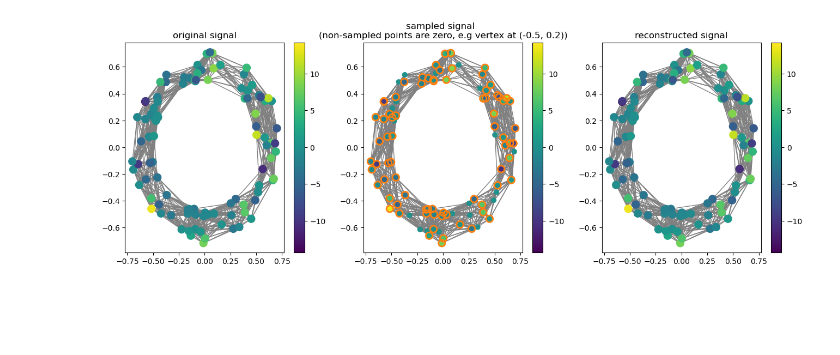
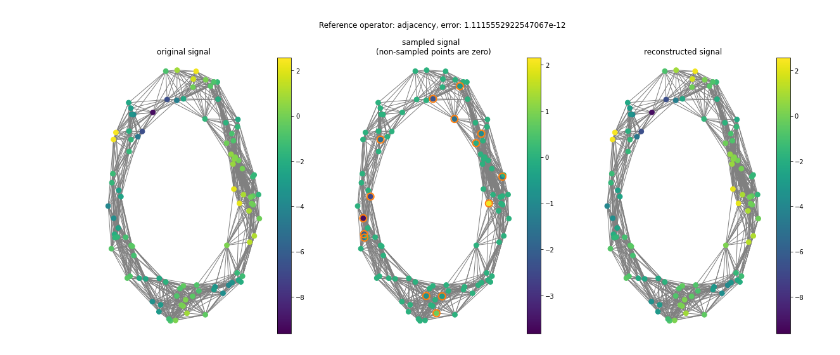
Before and after one commit to hollebenthiago/gsp, a Jupyter notebook: gsp4 - Sampling on graphs.ipynb, the cells around one changed output. Drawn from its saved outputs; the diff is of its cells as text; code cells hidden in the pictures; blank space fills up the shorter version.

Commit message:
more on sampling on graphs

```diff
--- a/gsp4 - Sampling on graphs.ipynb
+++ b/gsp4 - Sampling on graphs.ipynb
@@ -91,0 +146,7 @@ Wall time: 1.3 ms
+# %%
+V, Λ, ψ, U, φ = setup(reference_operator1, G, opt_indexes)
+ψ_sampling = sampling_matrix(G.V, opt_indexes)
+M = φ @ ψ
+# %%
+signal = make_signal(signal_rs, G, k)
+reconstructed_signal = M @ signal
@@ -102,19 +165,19 @@ M = φ @ ψ
-# %%
-rs = np.random.RandomState(12345)
-coefs = rs.uniform(10 * np.ones(k))
-
-signal = V[:, :k] @ coefs
-reconstructed_signal = M @ signal
 # %%
-h = np.arange(0, 100, 1) < k
+h = [j in opt_indexes for j in np.arange(0,  G.N, 1)]
 # %%
-fig, ax = plt.subplots(1,3, figsize = (16,5))
-G.plot_signal(signal, ax = ax[0])
-G.plot_signal(np.hstack((ψ @ signal, 0 * np.ones(G.N - k))), vertex_size = 40, highlight = h, ax = ax[1], )
-G.plot_signal(reconstructed_signal, ax = ax[2])
+fig, ax = plt.subplots(1,3, figsize = (20,8))
+G.plot_signal(signal, vertex_size = 60, ax = ax[0])
+G.plot_signal(ψ_sampling @ signal, vertex_size = 60, highlight = h, ax = ax[1], )
+G.plot_signal(reconstructed_signal, vertex_size = 60, ax = ax[2])
 ax[0].set_title('original signal')
-ax[1].set_title('sampled signal  \n(non-sampled points are zero, e.g vertex at (-0.5, 0.2))')
+ax[1].set_title('sampled signal  \n(non-sampled points are zero)')
 ax[2].set_title('reconstructed signal')
+
+for i in range(3):
+    ax[i].set_xticks([])
+    ax[i].set_yticks([])
+    ax[i].axis('off')
+fig.suptitle(f'Reference operator: % s, error: ' % (reference_operator1) + str(max(np.abs(signal - reconstructed_signal))))
 plt.show()
 # %% [output]
-[figure, old version]
+[figure, new version]
```
Also changed, not shown: parts of 55 cells of this notebook.
